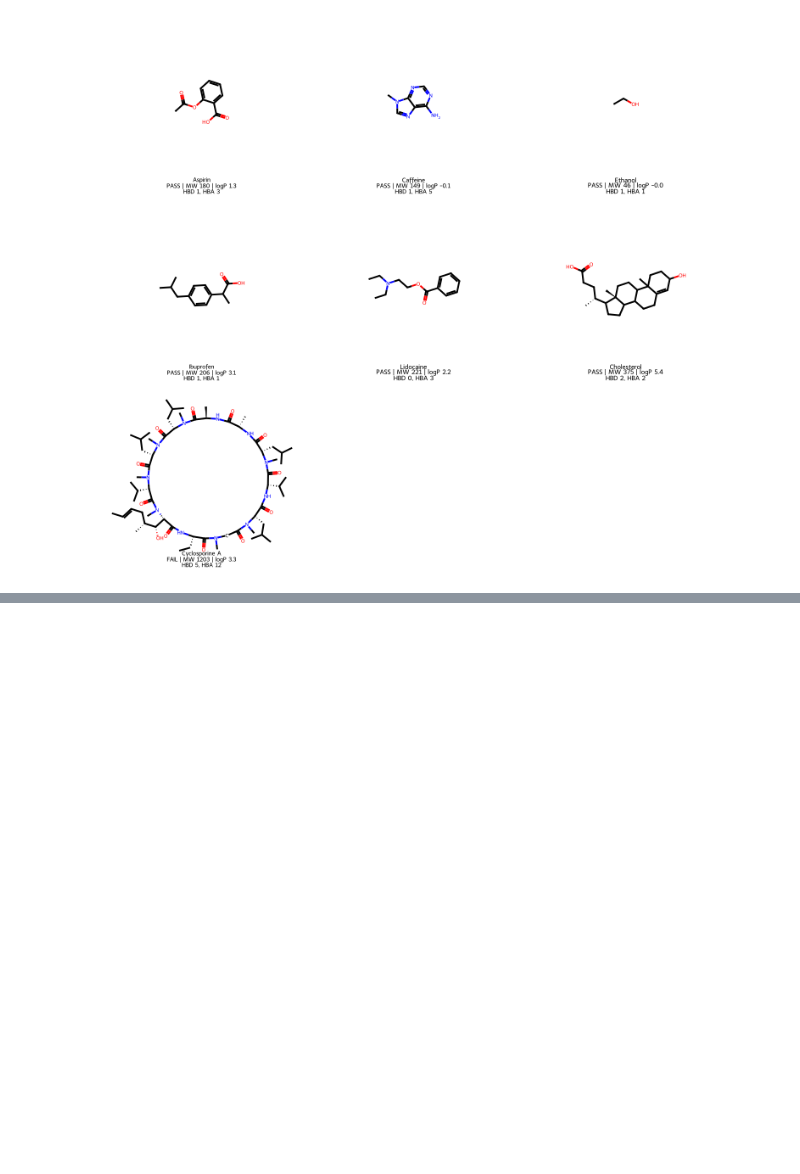
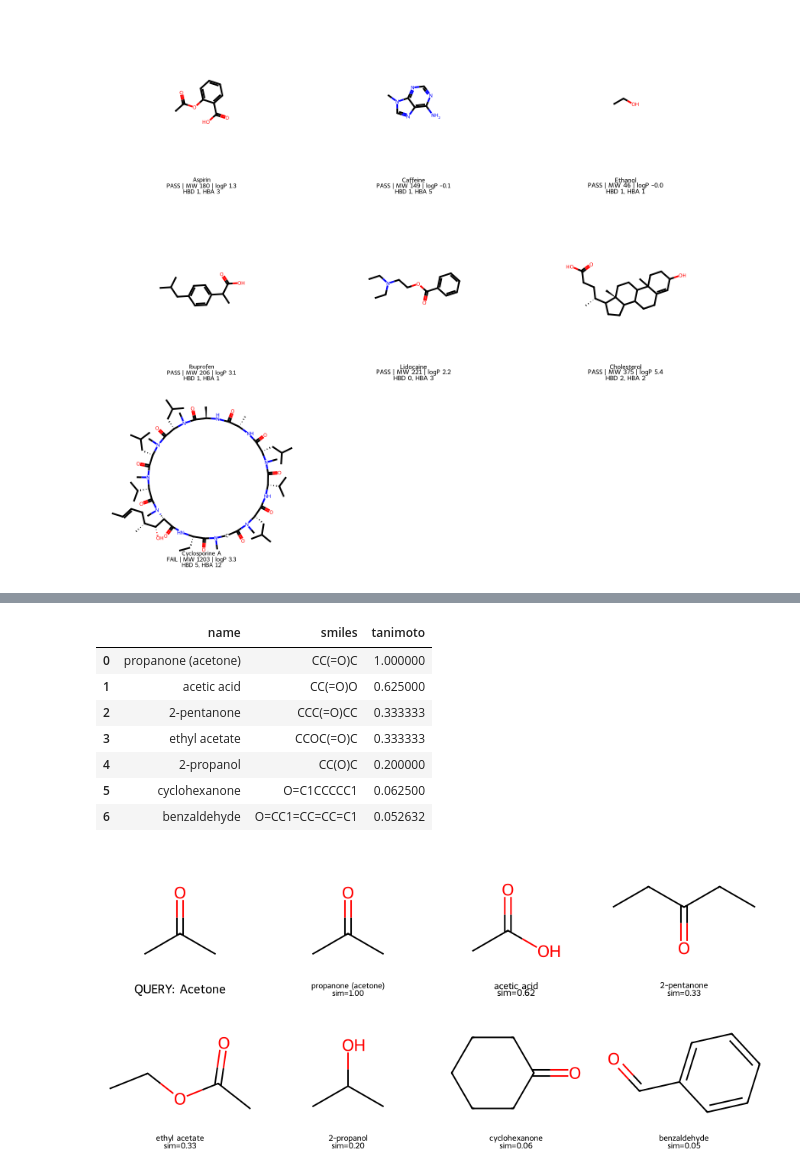
Before and after one commit to Svatunek-Lab/teaching, a Jupyter notebook: 2025_University_of_Malaya_Intro_Chemistry_Python/RDkit.ipynb, the cells around one changed output, grey strips where cells are left out. Drawn from its saved outputs; the diff is of its cells as text; code cells hidden in the pictures; blank space fills up the shorter version.

```diff
--- a/2025_University_of_Malaya_Intro_Chemistry_Python/RDkit.ipynb
+++ b/2025_University_of_Malaya_Intro_Chemistry_Python/RDkit.ipynb
@@ -356,0 +648,65 @@ img
+# %%
+from rdkit import Chem
+from rdkit.Chem import rdFingerprintGenerator, Draw
+from rdkit import DataStructs
+import pandas as pd
+
+# --- Target ---
+target_name = "Acetone"
+target_smiles = "CC(=O)C"
+target_mol = Chem.MolFromSmiles(target_smiles)
+
+# --- Library ---
+library = {
+    "propanone (acetone)": "CC(=O)C",
+    "2-pentanone": "CCC(=O)CC",
+    "2-propanol": "CC(O)C",
+    "ethyl acetate": "CCOC(=O)C",
+    "cyclohexanone": "O=C1CCCCC1",
+    "benzaldehyde": "O=CC1=CC=CC=C1",
+    "acetic acid": "CC(=O)O",
+}
+
+# --- Fingerprints and similarities ---
+gen = rdFingerprintGenerator.GetMorganGenerator(radius=2, fpSize=2048)
+qfp = gen.GetFingerprint(target_mol)
+
+rows = []
+for name, smi in library.items():
+    m = Chem.MolFromSmiles(smi)
+    fp = gen.GetFingerprint(m)
+    sim = DataStructs.TanimotoSimilarity(qfp, fp)
+    rows.append({"name": name, "smiles": smi, "mol": m, "sim": sim})
+
+# --- Sort by similarity (desc) ---
+rows_sorted = sorted(rows, key=lambda r: r["sim"], reverse=True)
+
+# --- Build grid content in the SAME order as legends ---
+grid_mols = [target_mol] + [r["mol"] for r in rows_sorted]
+legends   = [f"QUERY: {target_name}"] + [f"{r['name']}\nsim={r['sim']:.2f}" for r in rows_sorted]
+
+# Optional: show table
+df = pd.DataFrame(
+    [{"name": r["name"], "smiles": r["smiles"], "tanimoto": r["sim"]} for r in rows_sorted]
+)
+display(df)
+
+# --- Draw grid ---
+img = Draw.MolsToGridImage(
+    grid_mols,
+    legends=legends,
+    molsPerRow=4,
+    subImgSize=(220, 200),
+    useSVG=False
+)
+img
+# %% [output]
+|  | name | smiles | tanimoto |
+| 0 | propanone (acetone) | CC(=O)C | 1.000000 |
+| 1 | acetic acid | CC(=O)O | 0.625000 |
+| 2 | 2-pentanone | CCC(=O)CC | 0.333333 |
+| 3 | ethyl acetate | CCOC(=O)C | 0.333333 |
+| 4 | 2-propanol | CC(O)C | 0.200000 |
+| 5 | cyclohexanone | O=C1CCCCC1 | 0.062500 |
+| 6 | benzaldehyde | O=CC1=CC=CC=C1 | 0.052632 |
+[figure, added]
```
Also changed, not shown: parts of 15 cells of this notebook.
